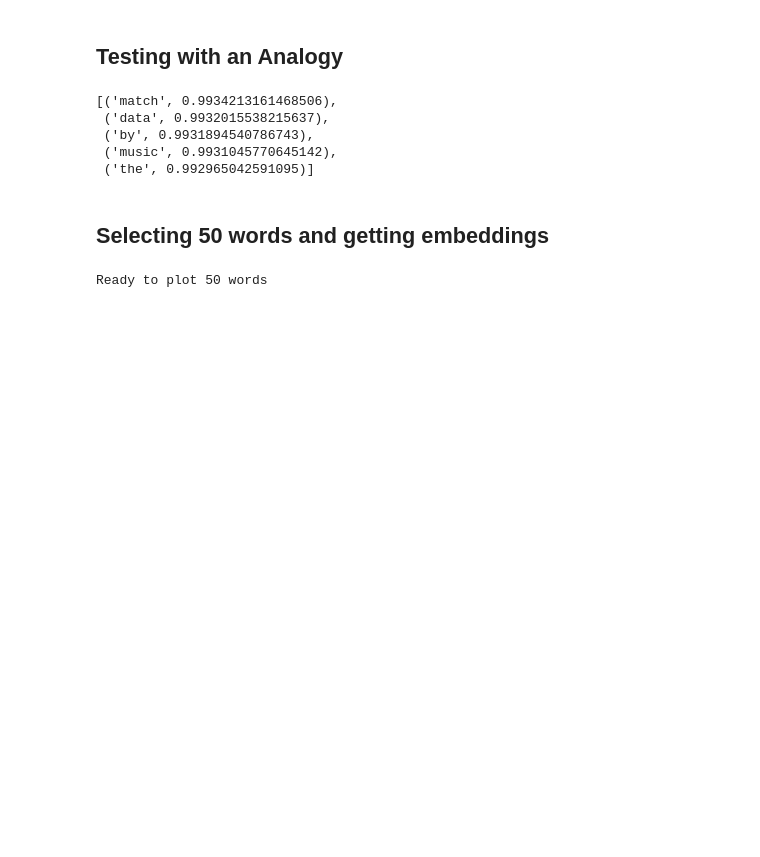
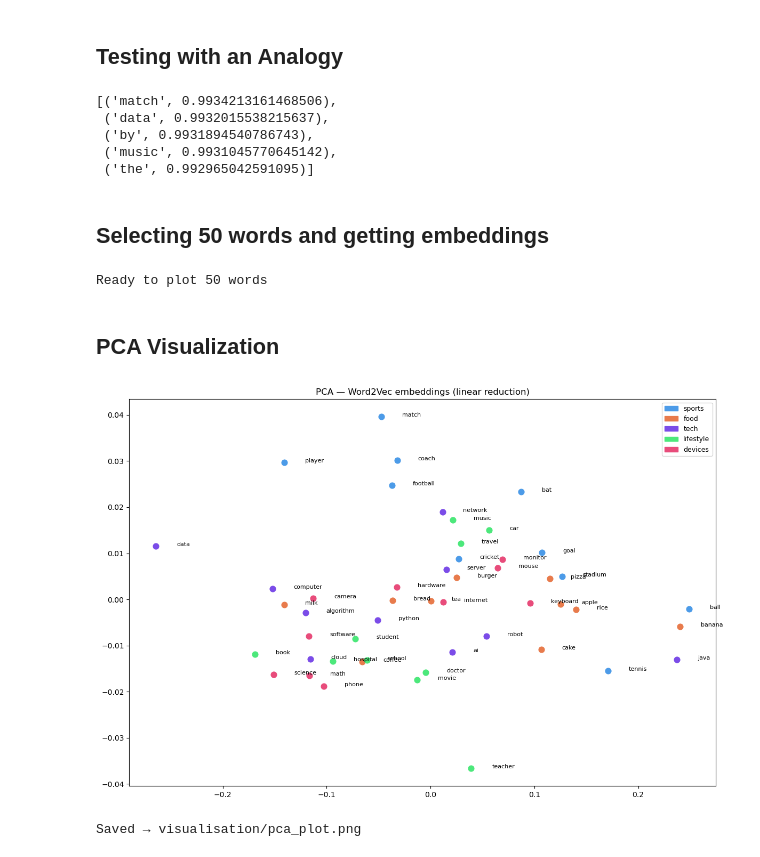
Before and after one commit to jay-0510/GenAI-DL-ML-Practicals, a Jupyter notebook: Practical_02_Word2Vec_exploration/notebook/word2vec_exploration.ipynb, the cells around one changed output. Drawn from its saved outputs; the diff is of its cells as text; code cells hidden in the pictures; blank space fills up the shorter version.

Commit message:
feat: visualize embedding using PCA and t-SNE

```diff
--- a/Practical_02_Word2Vec_exploration/notebook/word2vec_exploration.ipynb
+++ b/Practical_02_Word2Vec_exploration/notebook/word2vec_exploration.ipynb
@@ -177,3 +177,34 @@ colors  = [get_word_color(w) for w in words]          # gets topic colour per wo
 print(f"Ready to plot {len(words)} words")
 # %% [output]
 Ready to plot 50 words
+# %% [markdown]
+## PCA Visualization
+# %%
+# Implementing Principle Component Analysis
+
+"""
+Reducing 100-dim vectors to 2D using PCA and plotting.
+PCA is linear — fast but may miss curved cluster structure.
+Plot is colour-coded by topic group and saved to visualisation/.
+"""
+# Create the folder automatically if it doesn't exist
+os.makedirs('visualisation', exist_ok=True)
+
+coords = PCA(n_components=2).fit_transform(vectors)  # squashes 100 dims → 2 dims linearly
+
+plt.figure(figsize=(12, 8))
+for i, w in enumerate(words):
+    plt.scatter(coords[i, 0], coords[i, 1], color=colors[i], s=60, zorder=2)   # coloured dot per word
+    plt.text(coords[i, 0] + 0.02, coords[i, 1], w, fontsize=8)                 # word label next to dot
+
+# builds the colour legend from GROUP_COLORS defined in dataloader
+legend = [mpatches.Patch(color=c, label=grp) for grp, (c, _) in GROUP_COLORS.items()]
+plt.legend(handles=legend, loc='upper right', fontsize=9)
+plt.title('PCA — Word2Vec embeddings (linear reduction)')
+plt.tight_layout()
+plt.savefig('visualisation/pca_plot.png', dpi=150)   # saves plot into the visualisation folder
+plt.show()
+print("Saved → visualisation/pca_plot.png")
+# %% [output]
+[figure, added]
+Saved → visualisation/pca_plot.png
```
Also changed, not shown: parts of 2 cells of this notebook.
